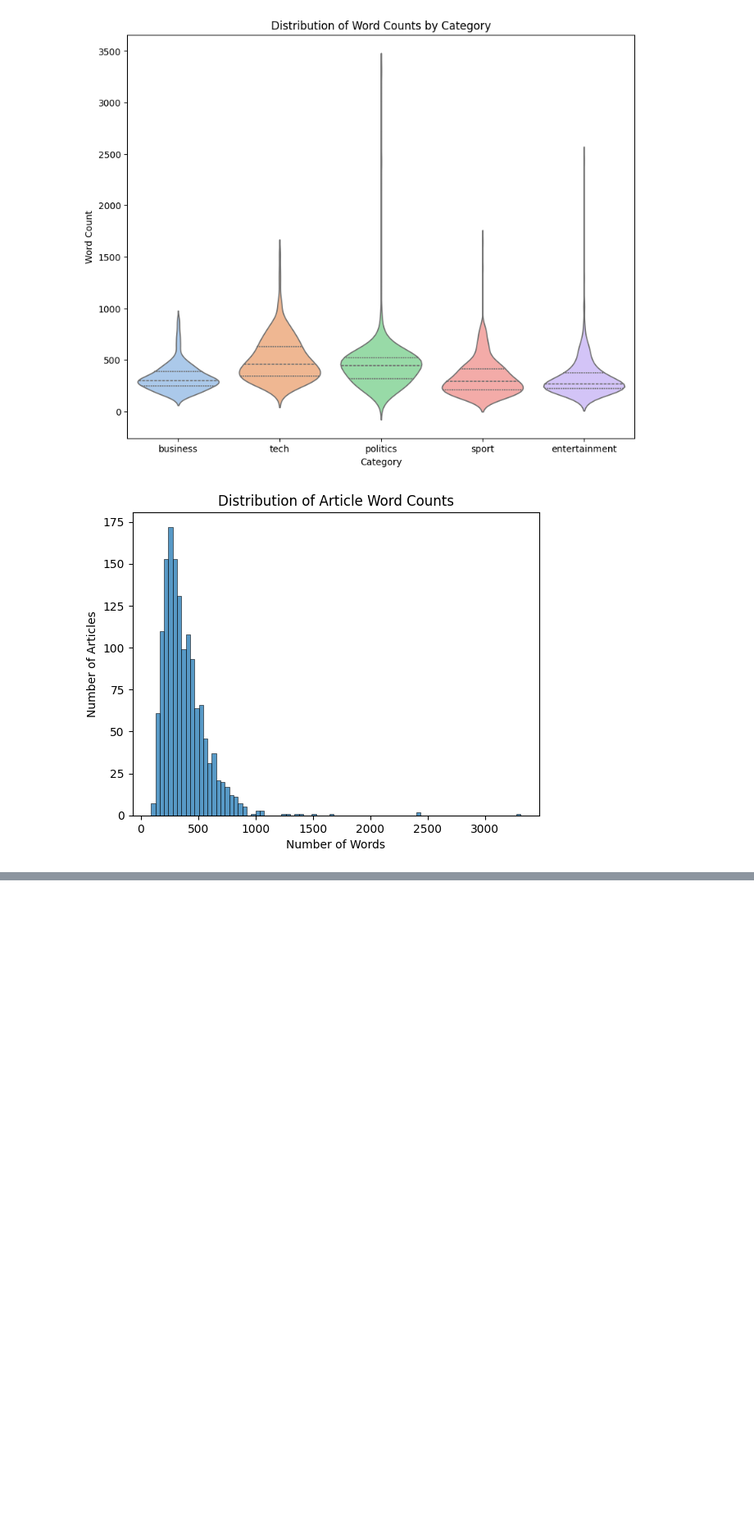
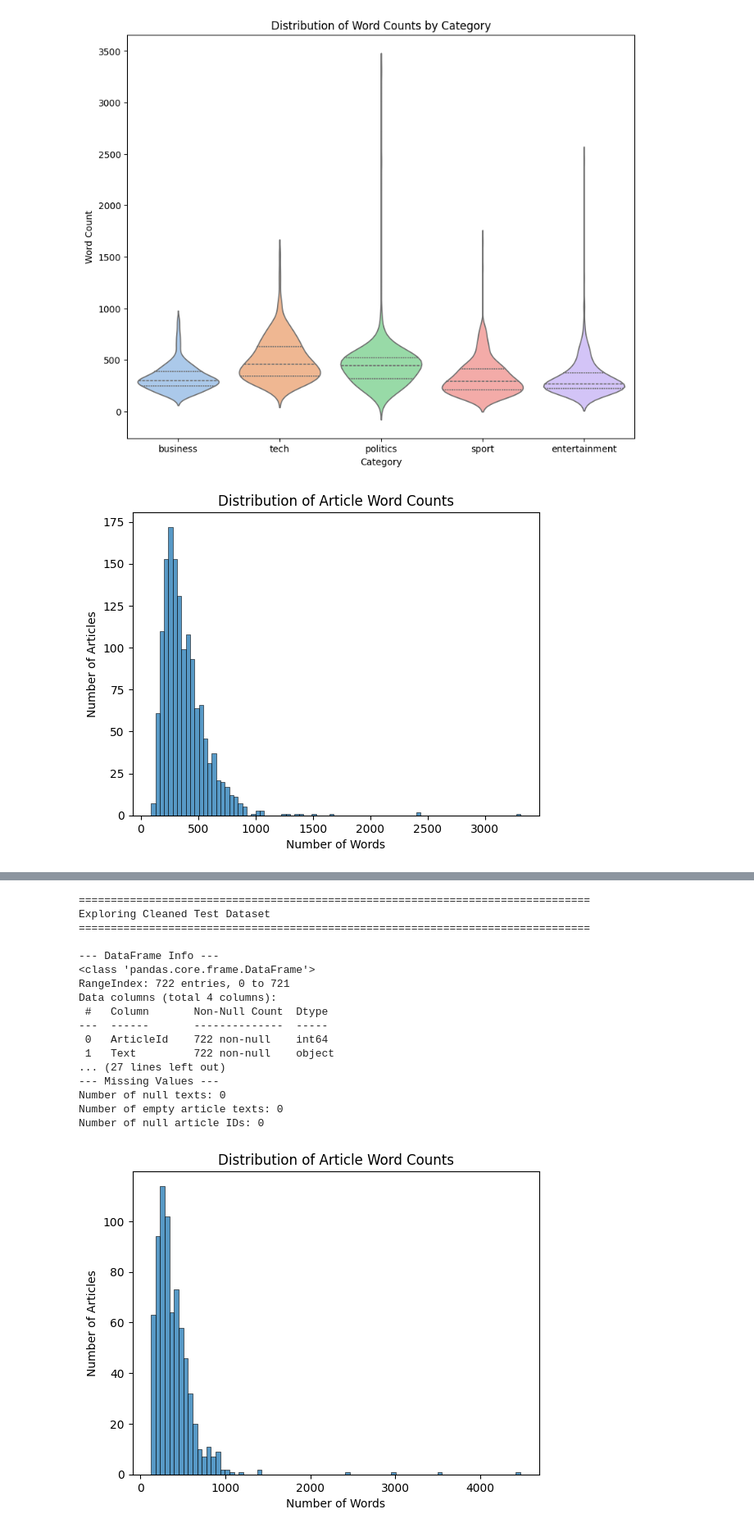
Before and after one commit to pbadii/BBCnews-text-classification, a Jupyter notebook: notebooks/01_eda.ipynb, the cells around one changed output, grey strips where cells are left out. Shown at 82% size. Drawn from its saved outputs; the diff is of its cells as text; code cells hidden in the pictures; blank space fills up the shorter version.

Commit message:
Cleaned up draft eda notebook

```diff
--- a/notebooks/01_eda.ipynb
+++ b/notebooks/01_eda.ipynb
@@ -552,0 +481,2 @@ Number of null article IDs: 0
+# %%
+clean_test_df = clean_dataframe(test_df, text_col='Text', id_col='ArticleId')
@@ -552,0 +498,21 @@ Number of null article IDs: 0
+# %%
+explore_dataframe(clean_test_df, name="Cleaned Test Dataset")
+# %% [output]
+================================================================================
+Exploring Cleaned Test Dataset
+================================================================================
+
+--- DataFrame Info ---
+<class 'pandas.core.frame.DataFrame'>
+RangeIndex: 722 entries, 0 to 721
+Data columns (total 4 columns):
+ #   Column       Non-Null Count  Dtype
+---  ------       --------------  -----
+ 0   ArticleId    722 non-null    int64
+ 1   Text         722 non-null    object
+... (27 lines left out)
+--- Missing Values ---
+Number of null texts: 0
+Number of empty article texts: 0
+Number of null article IDs: 0
+[figure, added]
```
Also changed, not shown: parts of 22 cells of this notebook.
